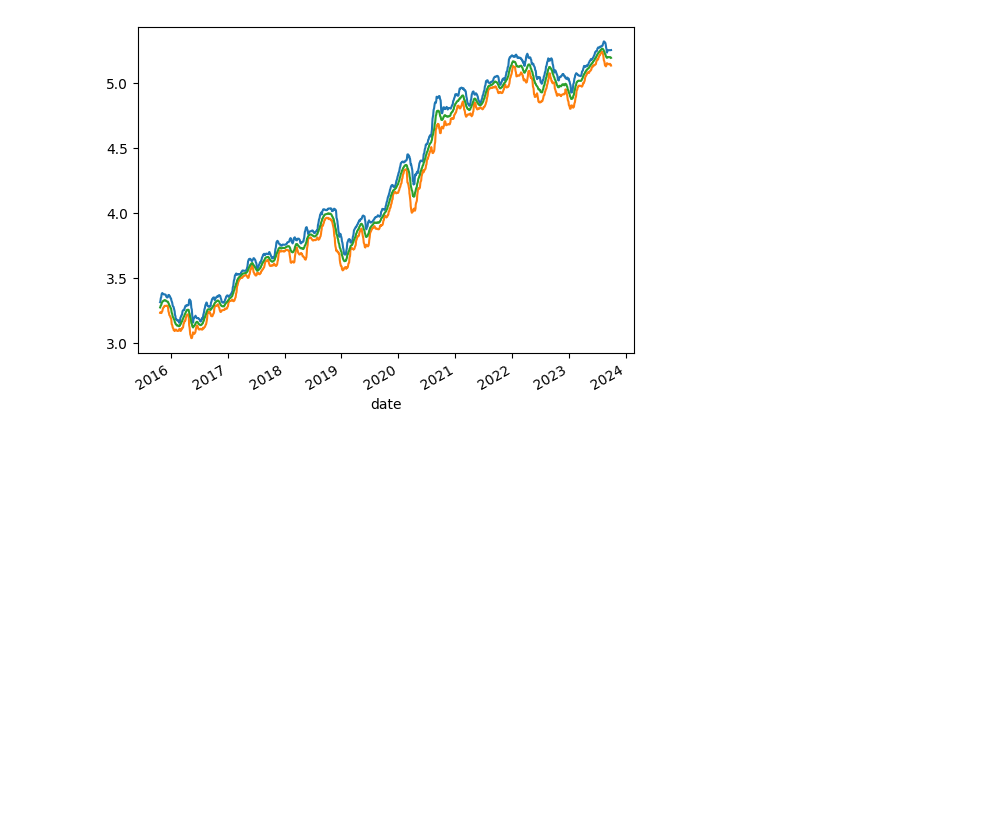
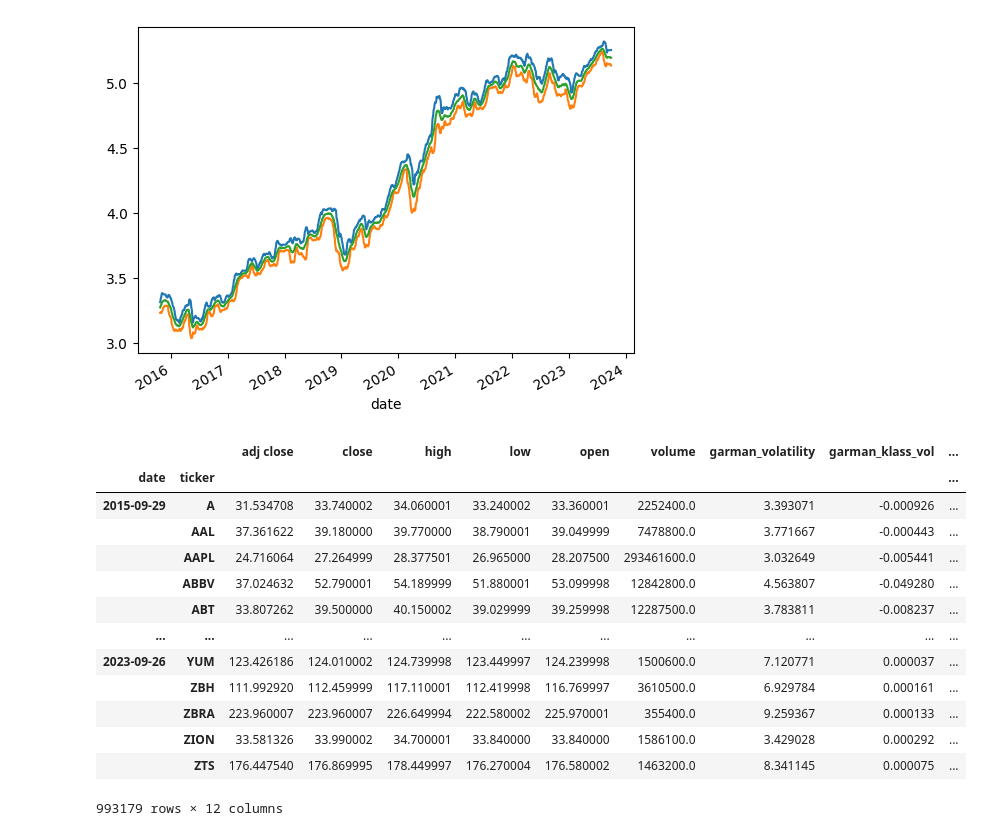
Before and after one commit to ranjan2829/Quant, a Jupyter notebook: Quant_&_Algorithmic_trading_strategy.ipynb, the cells around one changed output. Cells and saved outputs as stored; diff of their text form; code cells hidden in the pictures; blank space fills up the shorter version.

```diff
--- a/Quant_&_Algorithmic_trading_strategy.ipynb
+++ b/Quant_&_Algorithmic_trading_strategy.ipynb
@@ -119,3 +119,20 @@ df.xs("AAPL",level=1)['bb_mid'].plot()
 # %% [output]
 <Axes: xlabel='date'>
 [figure]
+# %%
+df
+# %% [output]
+|  |  | adj close | close | high | low | open | volume | garman_volatility | garman_klass_vol | ... |
+| date | ticker |  |  |  |  |  |  |  |  | ... |
+| 2015-09-29 | A | 31.534708 | 33.740002 | 34.060001 | 33.240002 | 33.360001 | 2252400.0 | 3.393071 | -0.000926 | ... |
+|  | AAL | 37.361622 | 39.180000 | 39.770000 | 38.790001 | 39.049999 | 7478800.0 | 3.771667 | -0.000443 | ... |
+|  | AAPL | 24.716064 | 27.264999 | 28.377501 | 26.965000 | 28.207500 | 293461600.0 | 3.032649 | -0.005441 | ... |
+|  | ABBV | 37.024632 | 52.790001 | 54.189999 | 51.880001 | 53.099998 | 12842800.0 | 4.563807 | -0.049280 | ... |
+|  | ABT | 33.807262 | 39.500000 | 40.150002 | 39.029999 | 39.259998 | 12287500.0 | 3.783811 | -0.008237 | ... |
+| ... | ... | ... | ... | ... | ... | ... | ... | ... | ... | ... |
+| 2023-09-26 | YUM | 123.426186 | 124.010002 | 124.739998 | 123.449997 | 124.239998 | 1500600.0 | 7.120771 | 0.000037 | ... |
+|  | ZBH | 111.992920 | 112.459999 | 117.110001 | 112.419998 | 116.769997 | 3610500.0 | 6.929784 | 0.000161 | ... |
+|  | ZBRA | 223.960007 | 223.960007 | 226.649994 | 222.580002 | 225.970001 | 355400.0 | 9.259367 | 0.000133 | ... |
+|  | ZION | 33.581326 | 33.990002 | 34.700001 | 33.840000 | 33.840000 | 1586100.0 | 3.429028 | 0.000292 | ... |
+|  | ZTS | 176.447540 | 176.869995 | 178.449997 | 176.270004 | 176.580002 | 1463200.0 | 8.341145 | 0.000075 | ... |
+993179 rows × 12 columns
```
Also changed, not shown: parts of 3 cells of this notebook.
